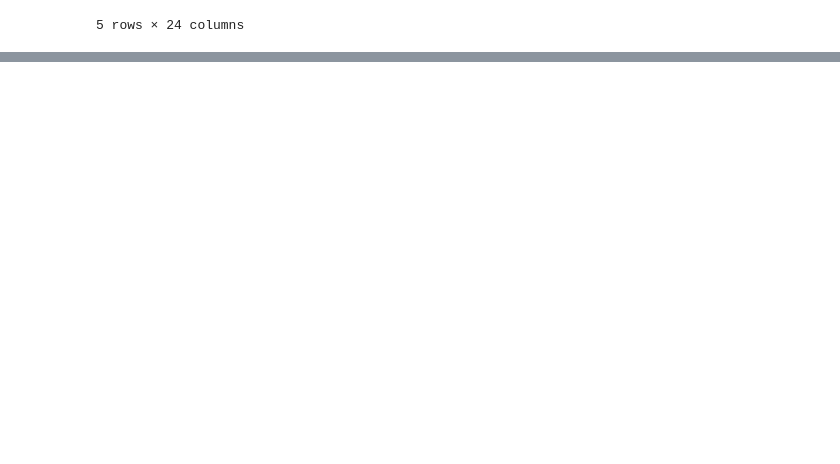
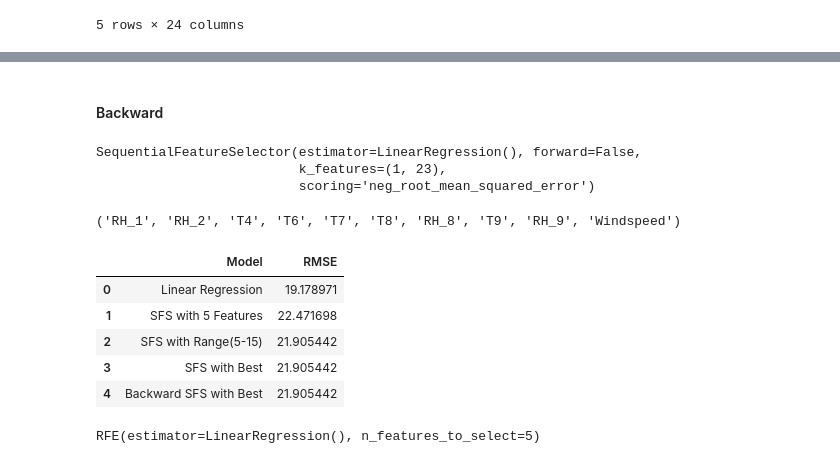
Before and after one commit to ajay-ajzkrish/learn_ml, a Jupyter notebook: week1/Appliance Energy/DSE_LinearRegression_AppEnergy_Final_EDA_1_0.ipynb, the cells around one changed output, grey strips where cells are left out. Drawn from its saved outputs; the diff is of its cells as text; code cells hidden in the pictures; blank space fills up the shorter version.

```diff
--- a/Appliance Energy/DSE_LinearRegression_AppEnergy_Final_EDA_1_0.ipynb
+++ b/week1/Appliance Energy/DSE_LinearRegression_AppEnergy_Final_EDA_1_0.ipynb
@@ -638,0 +704,2 @@ df_energy.head()
+# %%
+sfs_forward.fit(xtrain, ytrain)
@@ -638,0 +737,9 @@ df_energy.head()
+# %%
+lr = LinearRegression()
+sfs_forward = SequentialFeatureSelector(estimator = lr,
+                                       k_features=(5,15),
+                                       forward=True,
+                                       verbose=2,
+                                       scoring = "neg_root_mean_squared_error")
+# %%
+sfs_forward.fit(xtrain, ytrain)
@@ -638,0 +781,12 @@ df_energy.head()
+# %%
+lr = LinearRegression()
+sfs_forward = SequentialFeatureSelector(estimator = lr,
+                                       k_features='best',
+                                       forward=True,
+                                       verbose=2,
+                                       scoring = "neg_root_mean_squared_error")
+
+sfs_forward.fit(xtrain, ytrain)
+
+update_performance(name='SFS with Best',model=sfs_forward)
+perf_score
@@ -638,0 +824,29 @@ df_energy.head()
+# %% [markdown]
+#### Backward
+# %%
+lr = LinearRegression()
+sfs_backward = SequentialFeatureSelector(estimator = lr,
+                                       k_features='best',
+                                       forward=False,
+#                                        verbose=2,
+                                       scoring = "neg_root_mean_squared_error")
+
+sfs_backward.fit(xtrain, ytrain)
+# %% [output]
+SequentialFeatureSelector(estimator=LinearRegression(), forward=False,
+                          k_features=(1, 23),
+                          scoring='neg_root_mean_squared_error')
+# %%
+sfs_backward.k_feature_names_
+# %% [output]
+('RH_1', 'RH_2', 'T4', 'T6', 'T7', 'T8', 'RH_8', 'T9', 'RH_9', 'Windspeed')
+# %%
+update_performance(name='Backward SFS with Best',model=sfs_forward)
+perf_score
+# %% [output]
+|  | Model | RMSE |
+| 0 | Linear Regression | 19.178971 |
+| 1 | SFS with 5 Features | 22.471698 |
+| 2 | SFS with Range(5-15) | 21.905442 |
+| 3 | SFS with Best | 21.905442 |
+| 4 | Backward SFS with Best | 21.905442 |
@@ -638,0 +860,4 @@ df_energy.head()
+# %%
+rfe.fit(xtrain, ytrain)
+# %% [output]
+RFE(estimator=LinearRegression(), n_features_to_select=5)
```
Also changed, not shown: parts of 42 cells of this notebook, 48 other files.
